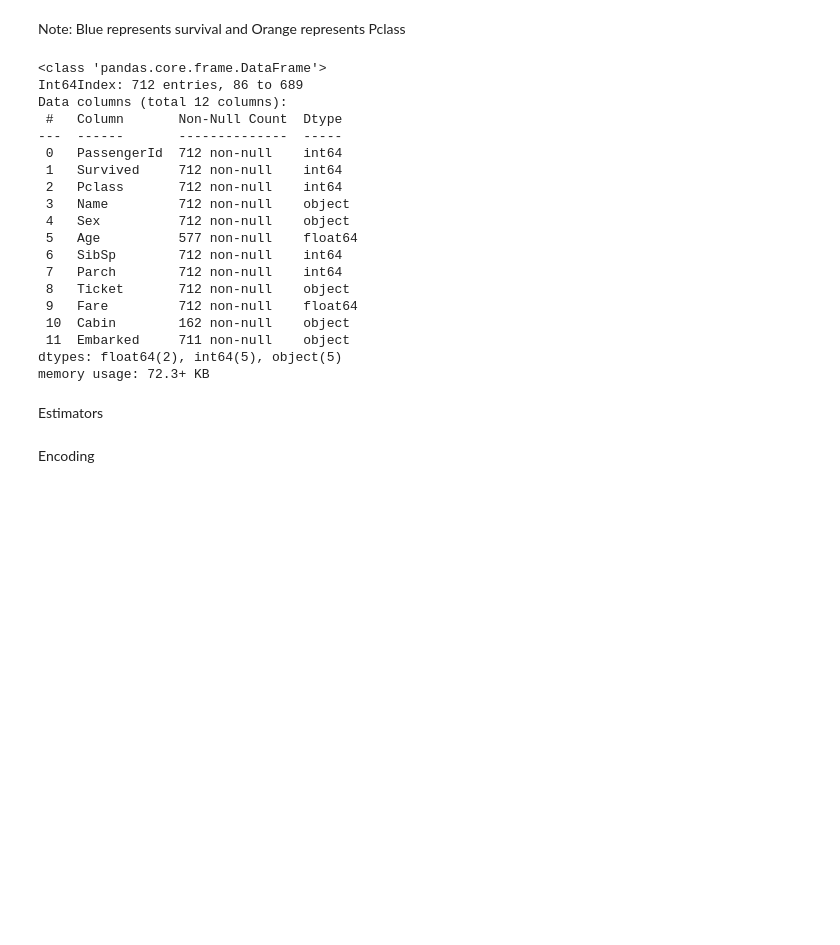
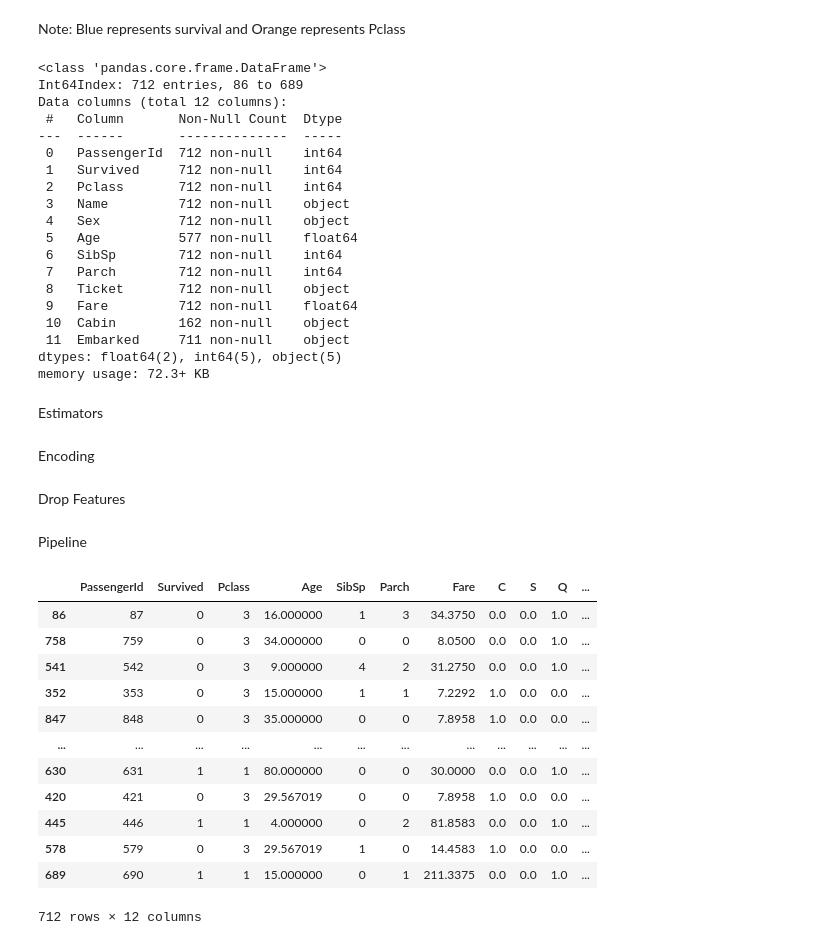
Before and after one commit to LJRollerII/Titanic_Survival_Prediction, a Jupyter notebook: notebooks/titanic_survival_prediction.ipynb, the cells around one changed output. Drawn from its saved outputs; the diff is of its cells as text; code cells hidden in the pictures; blank space fills up the shorter version.

Commit message:
Added Drop features and Pipeline

```diff
--- a/notebooks/titanic_survival_prediction.ipynb
+++ b/notebooks/titanic_survival_prediction.ipynb
@@ -144,3 +148,60 @@ class AgeImputer(BaseEstimator, TransformerMixin):
         return X
 # %% [markdown]
 Encoding
+# %%
+class FeatureEncoder(BaseEstimator, TransformerMixin):
+
+    def fit(self, X, y=None):
+        return self
+
+    def transform(self, X):
+        encoder = OneHotEncoder()
+        matrix = encoder.fit_transform(X[['Embarked']]).toarray()
+
+        column_names = ["C", "S", "Q", "N"]
+
+        for i in range(len(matrix.T)):
+            X[column_names[i]] = matrix.T[i]
+
+        matrix = encoder.fit_transform(X[['Sex']]).toarray()
+
+        column_names = ["Female", "Male"]
+
+        for i in range(len(matrix.T)):
+            X[column_names[i]] = matrix.T[i]
+
+        return X
+# %% [markdown]
+Drop Features
+# %%
+class FeatureDropper(BaseEstimator, TransformerMixin):
+
+    def fit(self, X, y=None):
+        return self
+
+    def transform(self, X):
+        return X.drop(["Embarked","Name", "Ticket", "Cabin", "Sex", "N"], axis=1, errors="ignore")
+# %% [markdown]
+Pipeline
+# %%
+pipeline = Pipeline([("ageimputer", AgeImputer()),
+                     ("featureencoder", FeatureEncoder()),
+                     ("featuredropper", FeatureDropper())])
+# %%
+strat_train_set = pipeline.fit_transform(strat_train_set)
+# %%
+strat_train_set
+# %% [output]
+|  | PassengerId | Survived | Pclass | Age | SibSp | Parch | Fare | C | S | Q | ... |
+| 86 | 87 | 0 | 3 | 16.000000 | 1 | 3 | 34.3750 | 0.0 | 0.0 | 1.0 | ... |
+| 758 | 759 | 0 | 3 | 34.000000 | 0 | 0 | 8.0500 | 0.0 | 0.0 | 1.0 | ... |
+| 541 | 542 | 0 | 3 | 9.000000 | 4 | 2 | 31.2750 | 0.0 | 0.0 | 1.0 | ... |
+| 352 | 353 | 0 | 3 | 15.000000 | 1 | 1 | 7.2292 | 1.0 | 0.0 | 0.0 | ... |
+| 847 | 848 | 0 | 3 | 35.000000 | 0 | 0 | 7.8958 | 1.0 | 0.0 | 0.0 | ... |
+| ... | ... | ... | ... | ... | ... | ... | ... | ... | ... | ... | ... |
+| 630 | 631 | 1 | 1 | 80.000000 | 0 | 0 | 30.0000 | 0.0 | 0.0 | 1.0 | ... |
+| 420 | 421 | 0 | 3 | 29.567019 | 0 | 0 | 7.8958 | 1.0 | 0.0 | 0.0 | ... |
+| 445 | 446 | 1 | 1 | 4.000000 | 0 | 2 | 81.8583 | 0.0 | 0.0 | 1.0 | ... |
+| 578 | 579 | 0 | 3 | 29.567019 | 1 | 0 | 14.4583 | 1.0 | 0.0 | 0.0 | ... |
+| 689 | 690 | 1 | 1 | 15.000000 | 0 | 1 | 211.3375 | 0.0 | 0.0 | 1.0 | ... |
+712 rows × 12 columns
```
Also changed, not shown: parts of 5 cells of this notebook.
